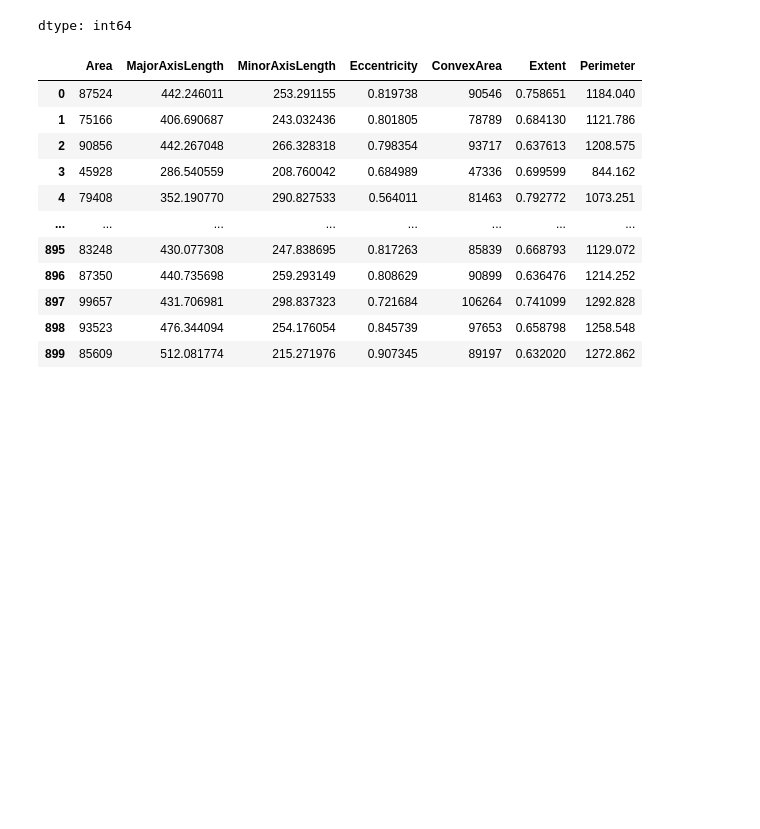
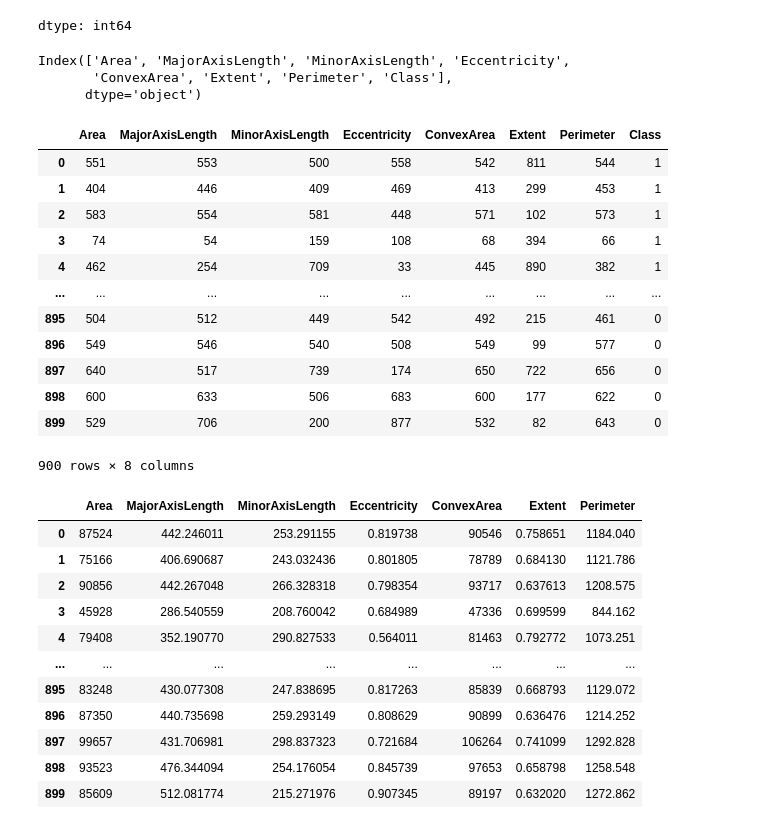
Before and after one commit to alslmini/Machine-Learning-Programming, a Jupyter notebook: 20250916실습/20250916_Rasin.ipynb, the cells around one changed output. Drawn from its saved outputs; the diff is of its cells as text; code cells hidden in the pictures; blank space fills up the shorter version.

```diff
--- a/20250916실습/20250916_Rasin.ipynb
+++ b/20250916실습/20250916_Rasin.ipynb
@@ -85,3 +89,34 @@ dtype: int64
 # %%
 X = df.drop(columns=["Class"])
 y = df["Class"]
+# %%
+# 컬럼이름 확인
+df.columns
+# %% [output]
+Index(['Area', 'MajorAxisLength', 'MinorAxisLength', 'Eccentricity',
+       'ConvexArea', 'Extent', 'Perimeter', 'Class'],
+      dtype='object')
+# %%
+# 모든 레이블을 숫자로 변형
+from sklearn.preprocessing import LabelEncoder
+
+label_encoders = {}
+for column in df.columns:
+    label_encoders[column] = LabelEncoder()
+    df[column] = label_encoders[column].fit_transform(df[column])
+
+df # 모든 컬럼 값이 숫자로 변경되었는지 확인
+# %% [output]
+|  | Area | MajorAxisLength | MinorAxisLength | Eccentricity | ConvexArea | Extent | Perimeter | Class |
+| 0 | 551 | 553 | 500 | 558 | 542 | 811 | 544 | 1 |
+| 1 | 404 | 446 | 409 | 469 | 413 | 299 | 453 | 1 |
+| 2 | 583 | 554 | 581 | 448 | 571 | 102 | 573 | 1 |
+| 3 | 74 | 54 | 159 | 108 | 68 | 394 | 66 | 1 |
+| 4 | 462 | 254 | 709 | 33 | 445 | 890 | 382 | 1 |
+| ... | ... | ... | ... | ... | ... | ... | ... | ... |
+| 895 | 504 | 512 | 449 | 542 | 492 | 215 | 461 | 0 |
+| 896 | 549 | 546 | 540 | 508 | 549 | 99 | 577 | 0 |
+| 897 | 640 | 517 | 739 | 174 | 650 | 722 | 656 | 0 |
+| 898 | 600 | 633 | 506 | 683 | 600 | 177 | 622 | 0 |
+| 899 | 529 | 706 | 200 | 877 | 532 | 82 | 643 | 0 |
+900 rows × 8 columns
```
Also changed, not shown: parts of 19 cells of this notebook.
